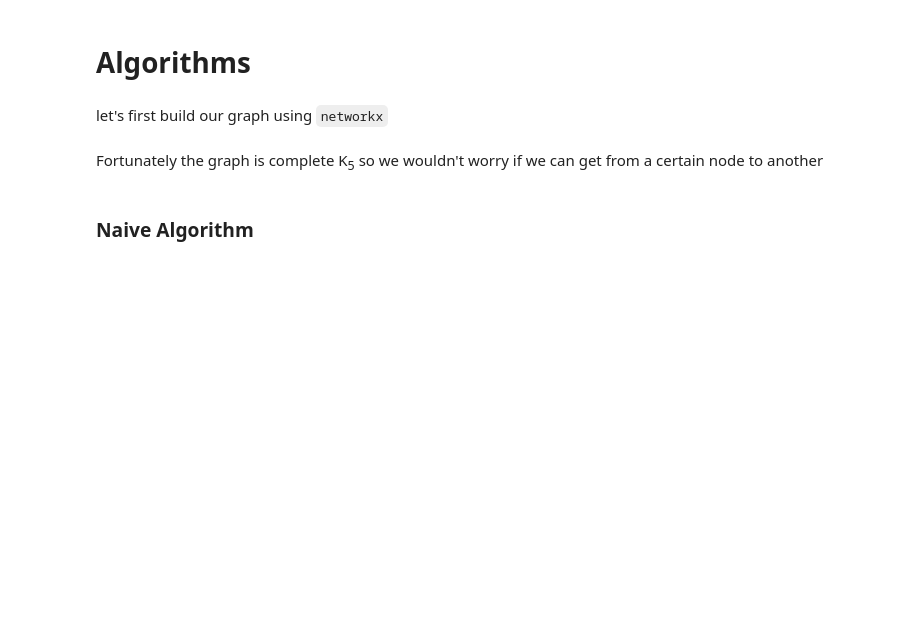
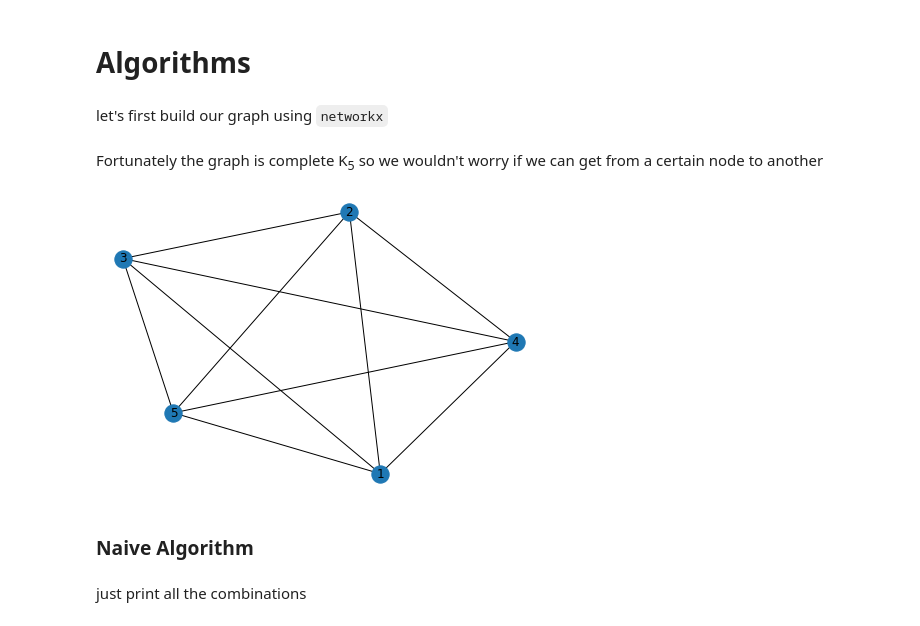
Before and after one commit to Dr-AlaaKhamis/Graph-Search-Algorithms, a Jupyter notebook: travelling_sales_man.ipynb, the cells around one changed output. Drawn from its saved outputs; the diff is of its cells as text; code cells hidden in the pictures; blank space fills up the shorter version.

```diff
--- a/travelling_sales_man.ipynb
+++ b/travelling_sales_man.ipynb
@@ -37,5 +37,12 @@ edges = [(1,2,{'weight':4}),
          (4,5,{'weight':3})]
 # %% [markdown]
 Fortunately the graph is complete K<sub>5</sub> so we wouldn't worry if we can get from a certain node to another
+# %%
+G.add_edges_from([*edges])
+nx.draw(G, with_labels=True)
+# %% [output]
+[figure, added]
 # %% [markdown]
 ### Naive Algorithm
+# %% [markdown]
+just print all the combinations
```
Also changed, not shown: parts of 8 cells of this notebook, 1 other file.
